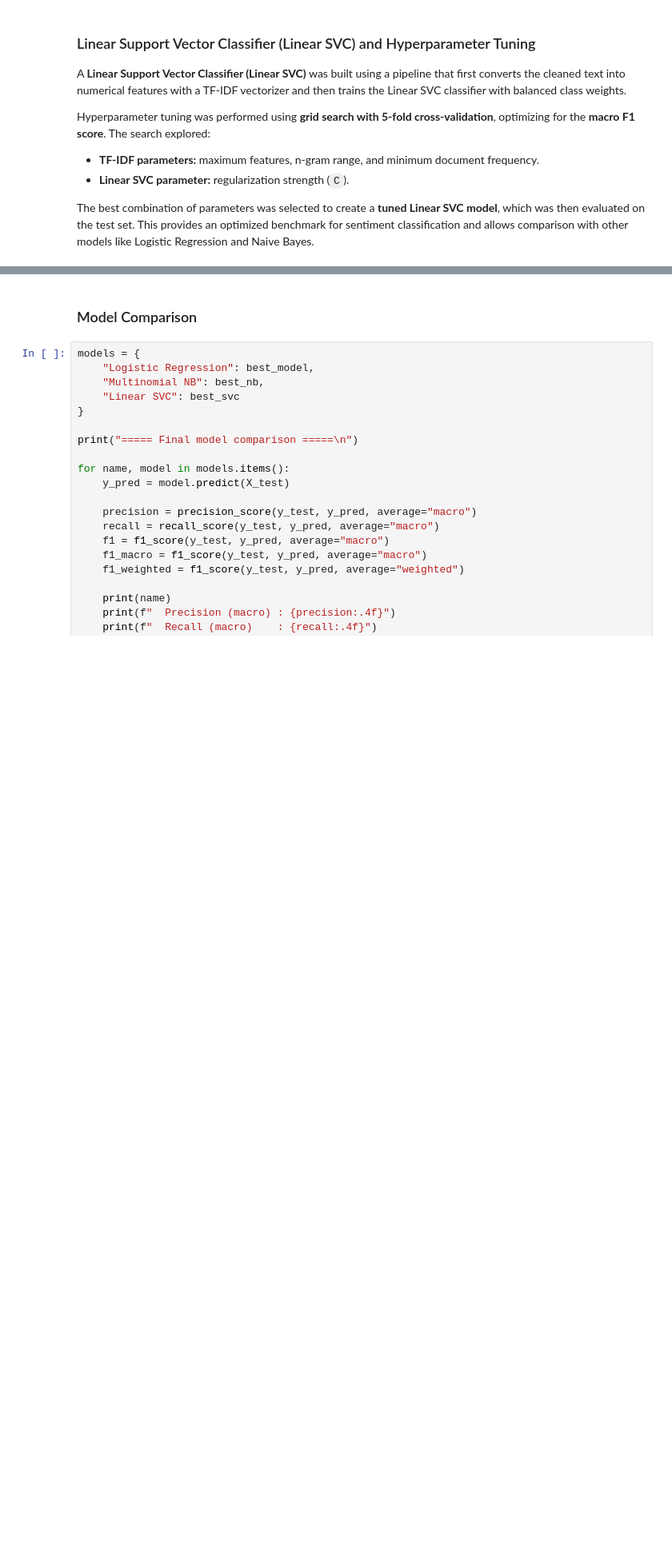
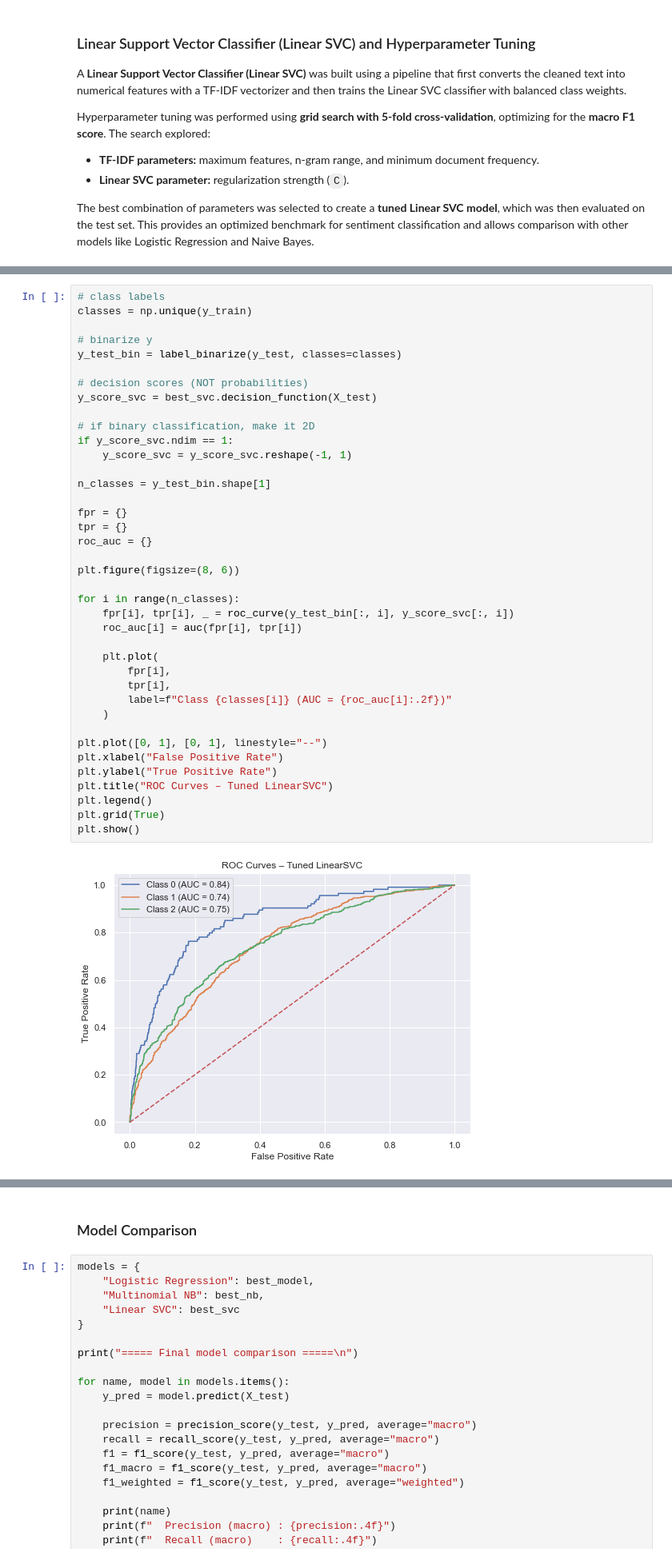
Before and after one commit to lorenaterah/Sentiment-Analysis-NLP, a Jupyter notebook: index.ipynb, the cells around one changed output, grey strips where cells are left out. Shown at 80% size. Cells and saved outputs as stored; diff of their text form; blank space fills up the shorter version.

```diff
--- a/index.ipynb
+++ b/index.ipynb
@@ -801,3 +895,44 @@ LinearSVC accuracy: 0.6714443219404631
     accuracy                           0.67      1814
    macro avg       0.56      0.57      0.56      1814
 weighted avg       0.67      0.67      0.67      1814
+# %%
+# class labels
+classes = np.unique(y_train)
+
+# binarize y
+y_test_bin = label_binarize(y_test, classes=classes)
+
+# decision scores (NOT probabilities)
+y_score_svc = best_svc.decision_function(X_test)
+
+# if binary classification, make it 2D
+if y_score_svc.ndim == 1:
+    y_score_svc = y_score_svc.reshape(-1, 1)
+
+n_classes = y_test_bin.shape[1]
+
+fpr = {}
+tpr = {}
+roc_auc = {}
+
+plt.figure(figsize=(8, 6))
+
+for i in range(n_classes):
+    fpr[i], tpr[i], _ = roc_curve(y_test_bin[:, i], y_score_svc[:, i])
+    roc_auc[i] = auc(fpr[i], tpr[i])
+
+    plt.plot(
+        fpr[i],
+        tpr[i],
+        label=f"Class {classes[i]} (AUC = {roc_auc[i]:.2f})"
+    )
+
+plt.plot([0, 1], [0, 1], linestyle="--")
+plt.xlabel("False Positive Rate")
+plt.ylabel("True Positive Rate")
+plt.title("ROC Curves – Tuned LinearSVC")
+plt.legend()
+plt.grid(True)
+plt.show()
+# %% [output]
+[figure, added]
```
Also changed, not shown: parts of 12 cells of this notebook, 19 other files.
